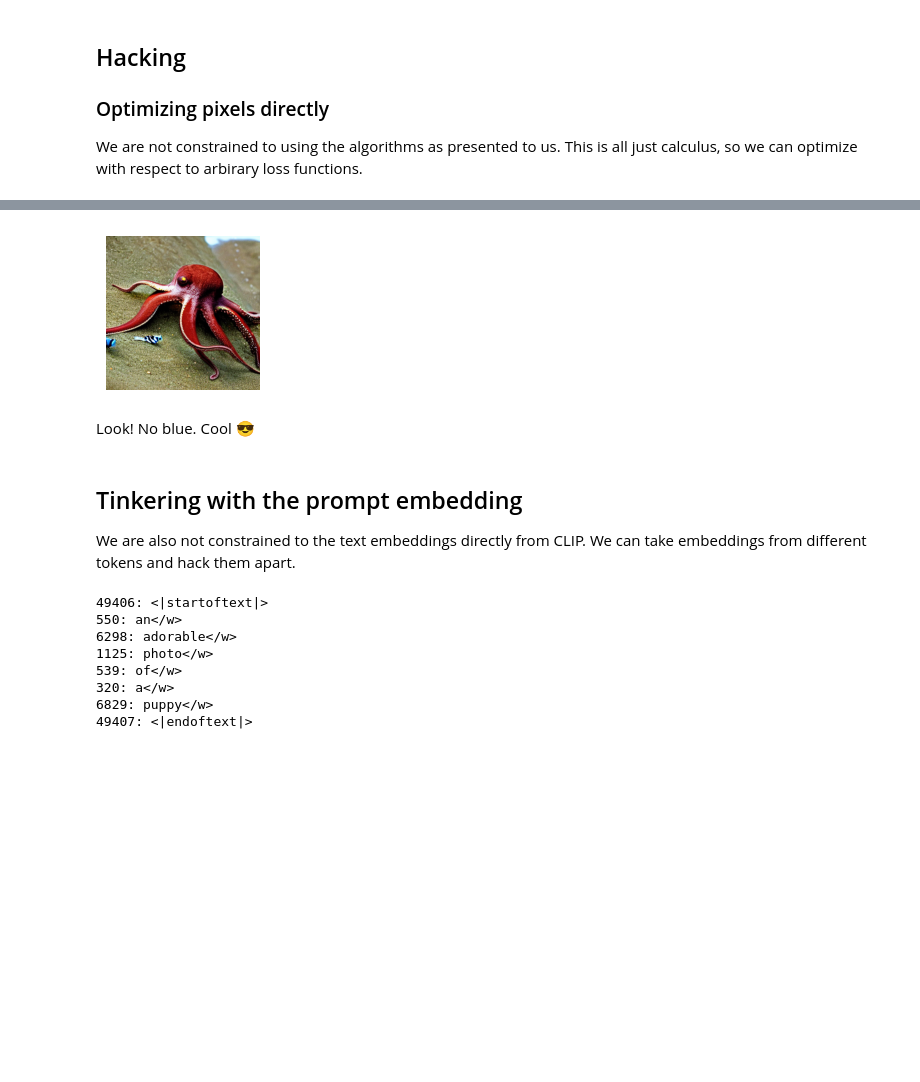
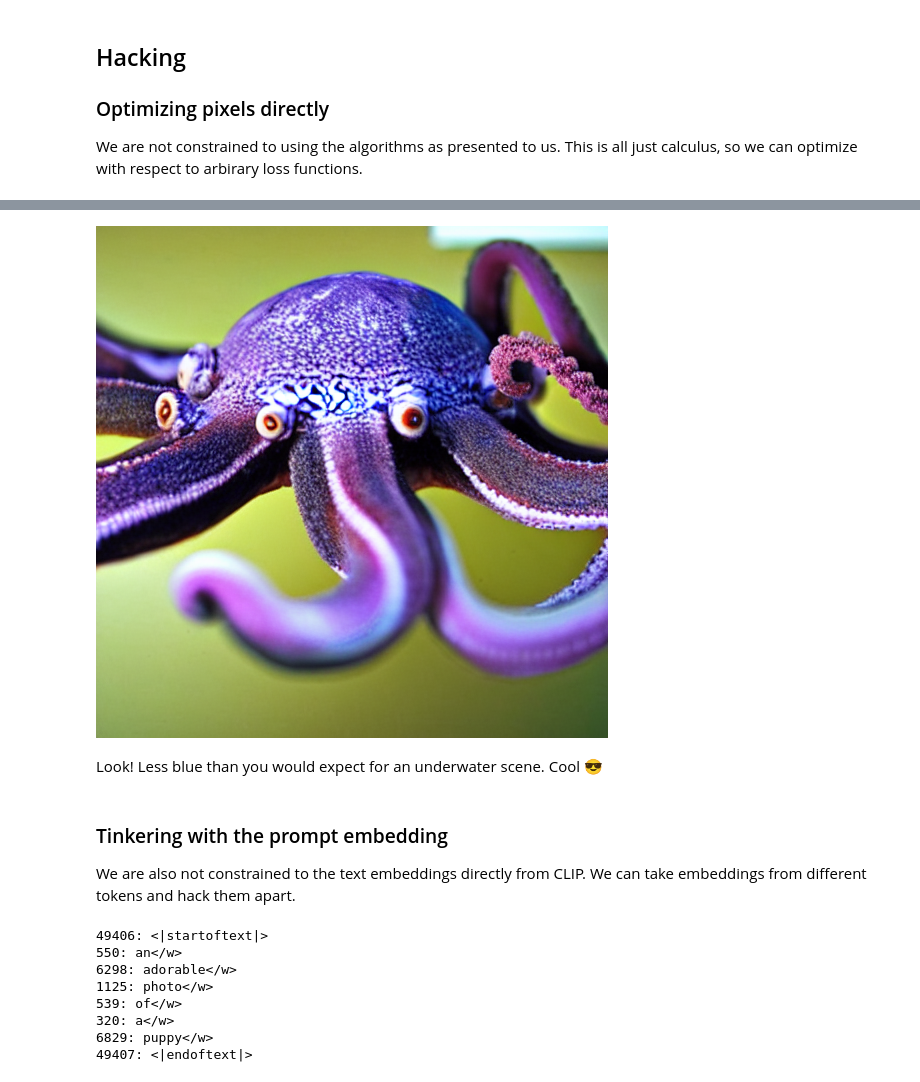
Before and after one commit to jeremyadamsfisher/SlowAI, a Jupyter notebook: nbs/00_overview.ipynb, the cells around one changed output, grey strips where cells are left out. Saved outputs shown, nothing was run; the diff lists cells and outputs as text; code cells hidden in the pictures; blank space fills up the shorter version.

```diff
--- a/nbs/00_overview.ipynb
+++ b/nbs/00_overview.ipynb
@@ -195,6 +201,6 @@ pipe.scheduler = LMSDiscreteScheduler(
 )
 pipe = pipe.to(TORCH_DEVICE)
 pipe.enable_attention_slicing()
-prompt = "a photo of an giraffe taking a selfie on top of the eiffel tower, dlsr, nikon, national geographic"
+prompt = "a photo of a giraffe in Paris"
 pipe(prompt).images[0]
 # %% [output]
@@ -390,13 +402,13 @@ class StableDiffusion:
     scheduler: Any
     unet: UNet2DConditionModel
     vae: AutoencoderKL
-    rng = torch.manual_seed(32)
+    rng = torch.manual_seed(42)
 
     def embed_prompt(self, prompt: str) -> torch.tensor:
         text_input = self.tokenizer(
             prompt,
             padding="max_length",
-            max_length=tokenizer.model_max_length,
+            max_length=self.tokenizer.model_max_length,
             truncation=True,
             return_tensors="pt",
         )
@@ -420,6 +432,7 @@ class StableDiffusion:
 
     def pred_noise(self, prompt_embedding, l, t, guidance_scale):
         latent_model_input = torch.cat([l] * 2)
+        # Scale the initial noise by the variance required by the scheduler
         latent_model_input = self.scheduler.scale_model_input(latent_model_input, t)
         with torch.no_grad():
             noise_pred = self.unet(
@@ -447,7 +460,7 @@ class StableDiffusion:
         return l
 
     def init_schedule(self, n_inference_steps):
-        scheduler.set_timesteps(n_inference_steps)
+        self.scheduler.set_timesteps(n_inference_steps)
         # workaround for ARM Macs where float64's are not supported
         self.scheduler.timesteps = self.scheduler.timesteps.to(torch.float32)
         self.scheduler.timesteps = self.scheduler.timesteps.to(TORCH_DEVICE)
@@ -462,10 +475,7 @@ class StableDiffusion:
             # workaround for ARM Macs where float64's are not supported
             t = t.to(torch.float32).to(TORCH_DEVICE)
             l = self.denoise(prompt_embedding, l, t, guidance_scale, i)
-        img = decompress(l, vae, as_img=True)
-        if as_pil:
-            return Image.fromarray(img)
-        return img
+        return decompress(l, vae, as_pil=as_pil)
 # %%
 sd = StableDiffusion(
     tokenizer=tokenizer,
@@ -494,7 +504,6 @@ Read more about that here: https://stable-diffusion-art.com/samplers/
 
 We are not constrained to using the algorithms as presented to us. This is all just calculus, so we can optimize with respect to arbirary loss functions.
 # %%
-#| export
 @dataclass
 class StableDiffusionWithArbitraryLoss(StableDiffusion):
     loss_f: Callable
@@ -503,15 +512,18 @@ class StableDiffusionWithArbitraryLoss(StableDiffusion):
 
     def denoise(self, prompt_embedding, l, t, guidance_scale, i):
         if i % self.periodicity == 0 and i != 0:
+            # Calculate noise as per usual
             noise_pred = self.pred_noise(prompt_embedding, l, t, guidance_scale)
+
+            # Create a copy of the latents that keeps track of the gradients
             l = l.detach().requires_grad_()
+
             # Take a step all the way towards a predicted x0 and use this to
             # compute the loss
             l_x0 = self.scheduler.step(noise_pred, t, l).pred_original_sample
-            image_x0 = decompress(l_x0, self.vae, as_img=False, no_grad=False)
+            image_x0 = decompress(l_x0, self.vae, as_pil=False, no_grad=False)
             loss = self.loss_f(image_x0) * self.k
-
-            print(i, "loss:", loss.item())
+            print(f"{i}: arbritrary loss: {loss}")
 
             # Compute the loss gradient with respect to the latents and take
             # a step in that direction
@@ -531,20 +543,18 @@ def blue_loss(images):
     return torch.abs(images[:, 2] - 0.9).mean()
 
 
-sd = StableDiffusionWithArbitraryLoss(
+StableDiffusionWithArbitraryLoss(
     tokenizer=tokenizer,
     text_encoder=text_encoder,
     scheduler=scheduler,
     unet=unet,
     vae=vae,
     loss_f=blue_loss,
-    k=50,
-)
-
-im = sd(
+    k=75,
+    periodicity=5,
+)(
     "a photo of an octopus, national geographic, dlsr",
     n_inference_steps=30,
     as_pil=True,
 )
-show_image(im)
 # %% [output]
@@ -556,8 +566,8 @@ show_image(im)
-[figure, old version]
+[figure, new version]
 # %% [markdown]
-Look! No blue. Cool 😎
+Look! Less blue than you would expect for an underwater scene. Cool 😎
 # %% [markdown]
-## Tinkering with the prompt embedding
+### Tinkering with the prompt embedding
 
 We are also not constrained to the text embeddings directly from CLIP. We can take embeddings from different tokens and hack them apart.
 # %%
```
Also changed, not shown: parts of 20 cells of this notebook, 9 other files.
